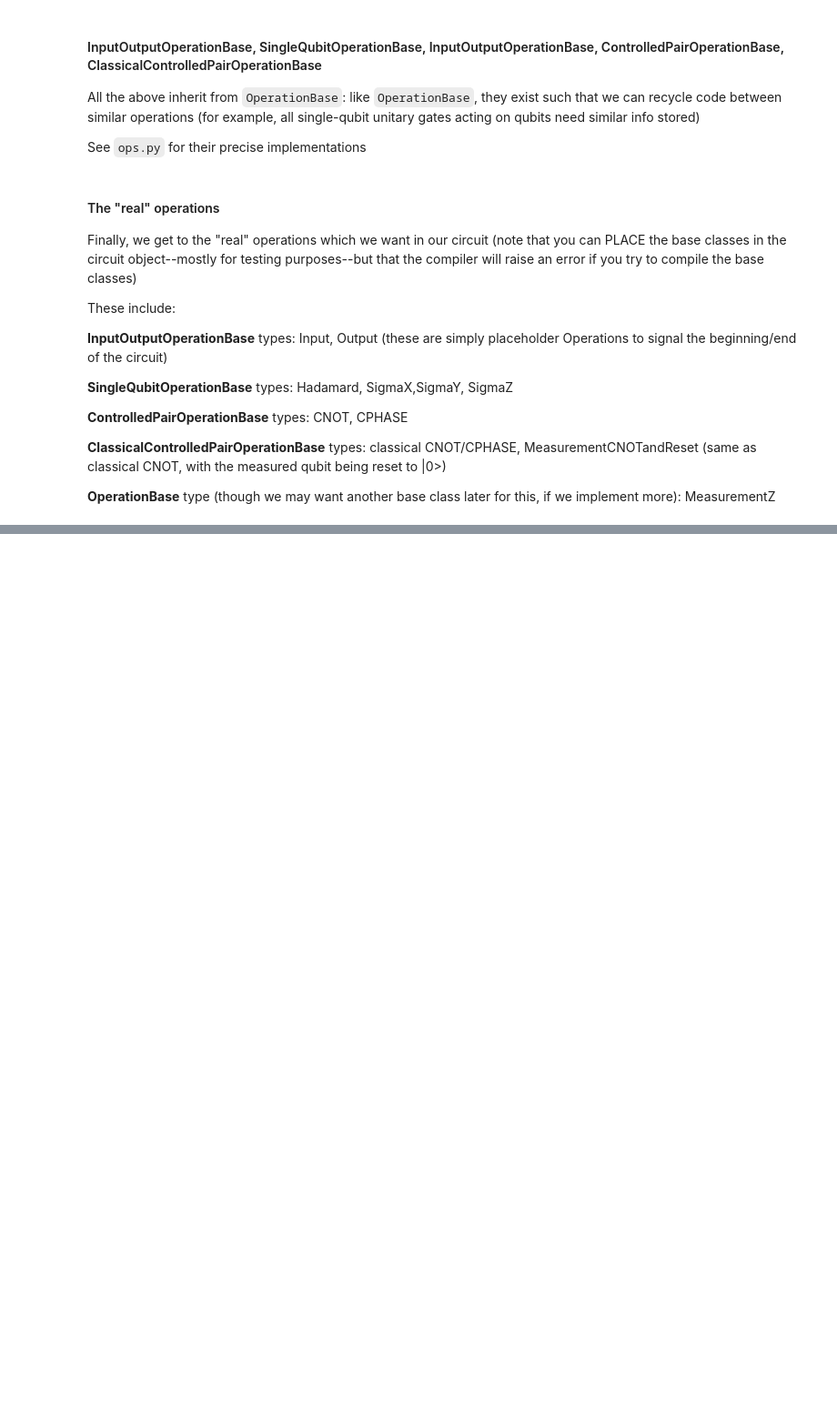
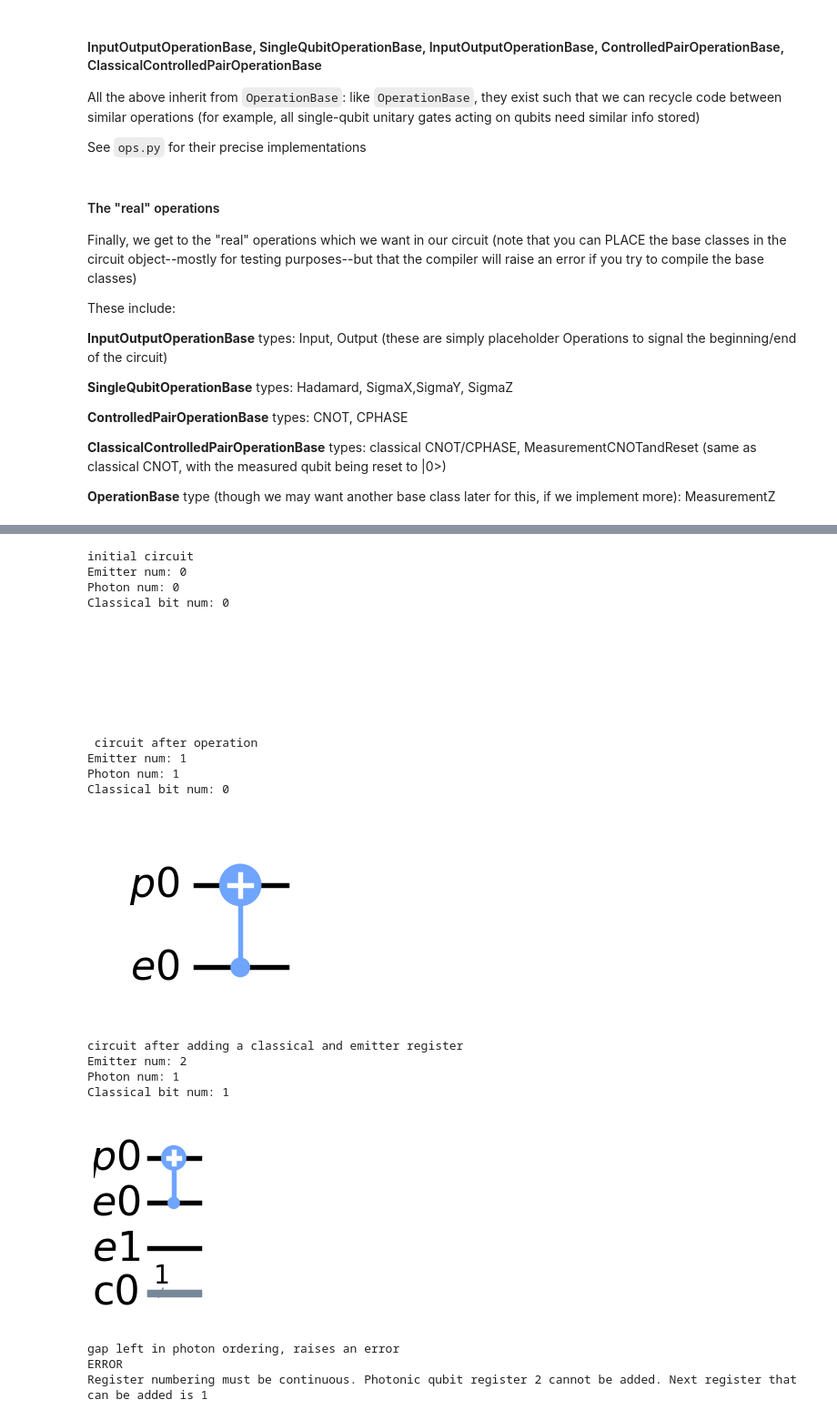
Before and after one commit to graphiq-dev/graphiq, a Jupyter notebook: examples/startup_guide/1_circuits.ipynb, the cells around one changed output, grey strips where cells are left out. Shown at 91% size. Saved outputs shown, nothing was run; the diff lists cells and outputs as text; code cells hidden in the pictures; blank space fills up the shorter version.

```diff
--- a/examples/startup_guide/1_circuits.ipynb
+++ b/examples/startup_guide/1_circuits.ipynb
@@ -131,0 +207,47 @@ These include:
+# %%
+""" Growing the circuit through operations """
+
+def print_circuit_size(c):
+    print(f'Emitter num: {c.n_emitters}')
+    print(f'Photon num: {c.n_photons}')
+    print(f'Classical bit num: {c.n_classical}')
+    c.draw_circuit()
+
+circuit = CircuitDAG()
+print('initial circuit')
+print_circuit_size(circuit)
+
+circuit.add(ops.CNOT(control=0, control_type='e', target=0, target_type='p'))
+print('\n circuit after operation')
+print_circuit_size(circuit)
+
+circuit.add_classical_register()
+circuit.add_emitter_register()
+print('circuit after adding a classical and emitter register')
+print_circuit_size(circuit)
+
+print('\ngap left in photon ordering, raises an error')
+try:
+    circuit.add(ops.Hadamard(register=2, reg_type='p'))
+except ValueError as e:
+    print('ERROR')
+    print(e)
+# %% [output]
+initial circuit
+Emitter num: 0
+Photon num: 0
+Classical bit num: 0
+[figure, added]
+ circuit after operation
+Emitter num: 1
+Photon num: 1
+Classical bit num: 0
+[figure, added]
+circuit after adding a classical and emitter register
+Emitter num: 2
+Photon num: 1
+Classical bit num: 1
+[figure, added]
+gap left in photon ordering, raises an error
+ERROR
+Register numbering must be continuous. Photonic qubit register 2 cannot be added. Next register that can be added is 1
```
Also changed, not shown: parts of 20 cells of this notebook, 1 other file.
